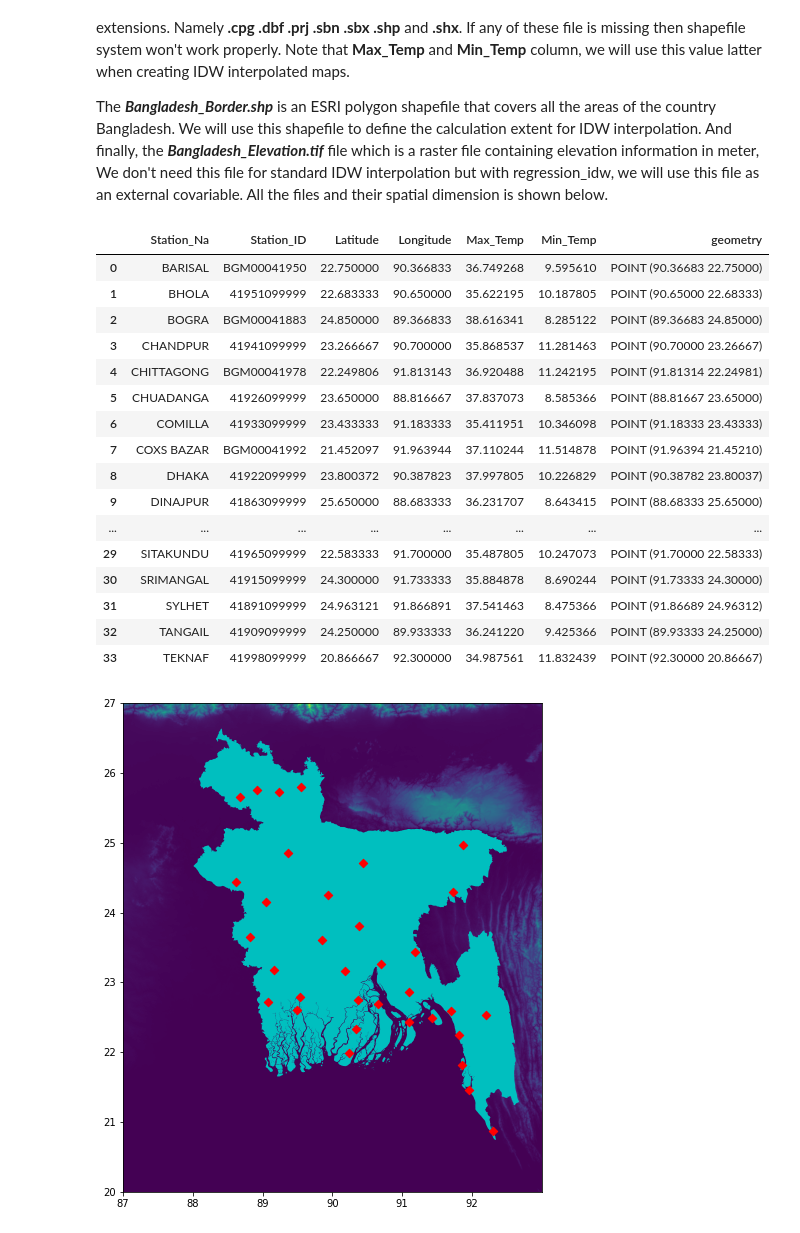
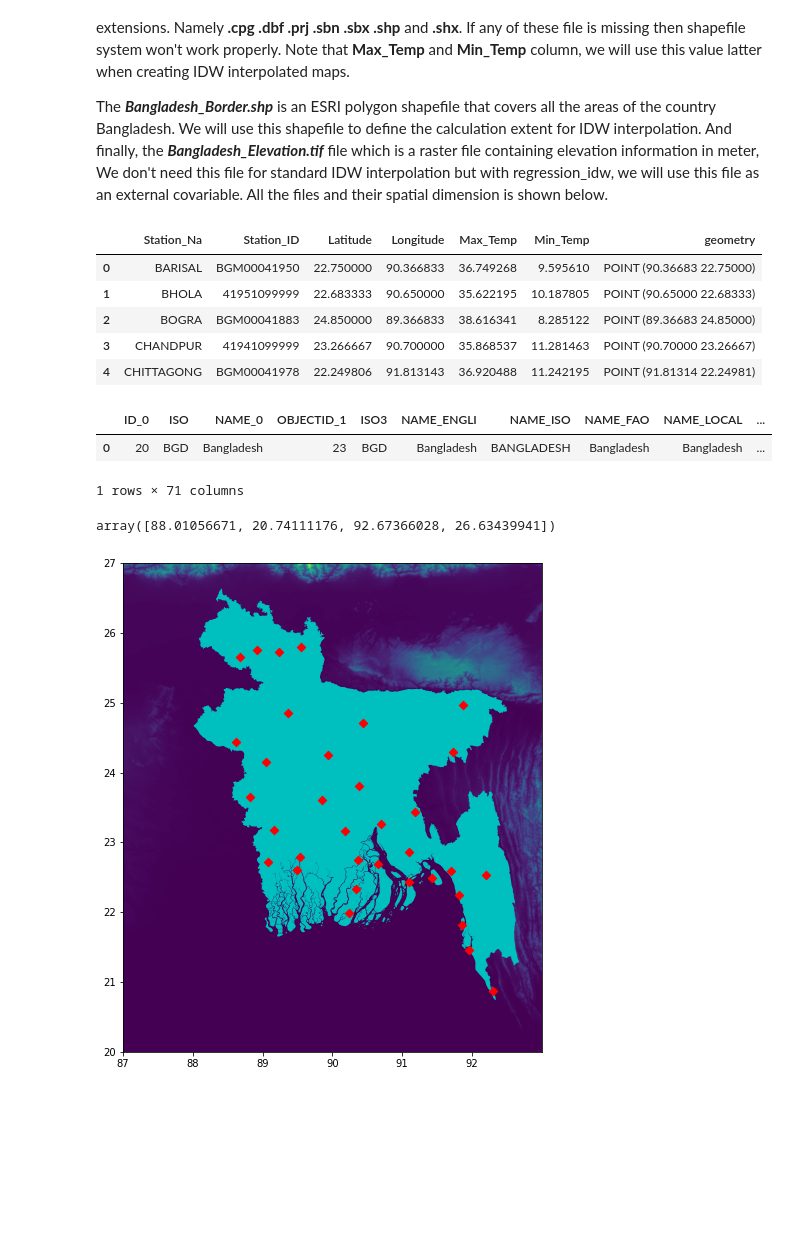
Before and after one commit to endeesa/pyidw, a Jupyter notebook: examples/pyidw_getting_started_tutorial.ipynb, the cells around one changed output. Cells and saved outputs as stored; diff of their text form; code cells hidden in the pictures; blank space fills up the shorter version.

```diff
--- a/examples/pyidw_getting_started_tutorial.ipynb
+++ b/examples/pyidw_getting_started_tutorial.ipynb
@@ -21,24 +17,26 @@ from matplotlib import pyplot as plt
 
 The ***Bangladesh_Border.shp*** is an ESRI polygon shapefile that covers all the areas of the country Bangladesh. We will use this shapefile to define the calculation extent for IDW interpolation. And finally, the ***Bangladesh_Elevation.tif*** file which is a raster file containing elevation information in meter, We don't need this file for standard IDW interpolation but with regression_idw, we will use this file as an external covariable. All the files and their spatial dimension is shown below.
 # %%
-point_file = gpd.read_file("Bangladesh_Temperature.shp")
-point_file
+# preview temperature data
+point_file = gpd.read_file("data/Bangladesh_Temperature.shp")
+point_file.head()
 # %% [output]
 |  | Station_Na | Station_ID | Latitude | Longitude | Max_Temp | Min_Temp | geometry |
 | 0 | BARISAL | BGM00041950 | 22.750000 | 90.366833 | 36.749268 | 9.595610 | POINT (90.36683 22.75000) |
 | 1 | BHOLA | 41951099999 | 22.683333 | 90.650000 | 35.622195 | 10.187805 | POINT (90.65000 22.68333) |
 | 2 | BOGRA | BGM00041883 | 24.850000 | 89.366833 | 38.616341 | 8.285122 | POINT (89.36683 24.85000) |
 | 3 | CHANDPUR | 41941099999 | 23.266667 | 90.700000 | 35.868537 | 11.281463 | POINT (90.70000 23.26667) |
 | 4 | CHITTAGONG | BGM00041978 | 22.249806 | 91.813143 | 36.920488 | 11.242195 | POINT (91.81314 22.24981) |
-| 5 | CHUADANGA | 41926099999 | 23.650000 | 88.816667 | 37.837073 | 8.585366 | POINT (88.81667 23.65000) |
-| 6 | COMILLA | 41933099999 | 23.433333 | 91.183333 | 35.411951 | 10.346098 | POINT (91.18333 23.43333) |
-| 7 | COXS BAZAR | BGM00041992 | 21.452097 | 91.963944 | 37.110244 | 11.514878 | POINT (91.96394 21.45210) |
-| 8 | DHAKA | 41922099999 | 23.800372 | 90.387823 | 37.997805 | 10.226829 | POINT (90.38782 23.80037) |
-| 9 | DINAJPUR | 41863099999 | 25.650000 | 88.683333 | 36.231707 | 8.643415 | POINT (88.68333 25.65000) |
-| ... | ... | ... | ... | ... | ... | ... | ... |
-| 29 | SITAKUNDU | 41965099999 | 22.583333 | 91.700000 | 35.487805 | 10.247073 | POINT (91.70000 22.58333) |
-| 30 | SRIMANGAL | 41915099999 | 24.300000 | 91.733333 | 35.884878 | 8.690244 | POINT (91.73333 24.30000) |
-| 31 | SYLHET | 41891099999 | 24.963121 | 91.866891 | 37.541463 | 8.475366 | POINT (91.86689 24.96312) |
-| 32 | TANGAIL | 41909099999 | 24.250000 | 89.933333 | 36.241220 | 9.425366 | POINT (89.93333 24.25000) |
-| 33 | TEKNAF | 41998099999 | 20.866667 | 92.300000 | 34.987561 | 11.832439 | POINT (92.30000 20.86667) |
+# %%
+# also preview borders file
+borders = gpd.read_file("data/Bangladesh_Border.shp")
+borders.head()
+# %% [output]
+|  | ID_0 | ISO | NAME_0 | OBJECTID_1 | ISO3 | NAME_ENGLI | NAME_ISO | NAME_FAO | NAME_LOCAL | ... |
+| 0 | 20 | BGD | Bangladesh | 23 | BGD | Bangladesh | BANGLADESH | Bangladesh | Bangladesh | ... |
+1 rows × 71 columns
+# %%
+borders.total_bounds
+# %% [output]
+array([88.01056671, 20.74111176, 92.67366028, 26.63439941])
 # %%
```
Also changed, not shown: parts of 4 cells of this notebook, 5 other files.
